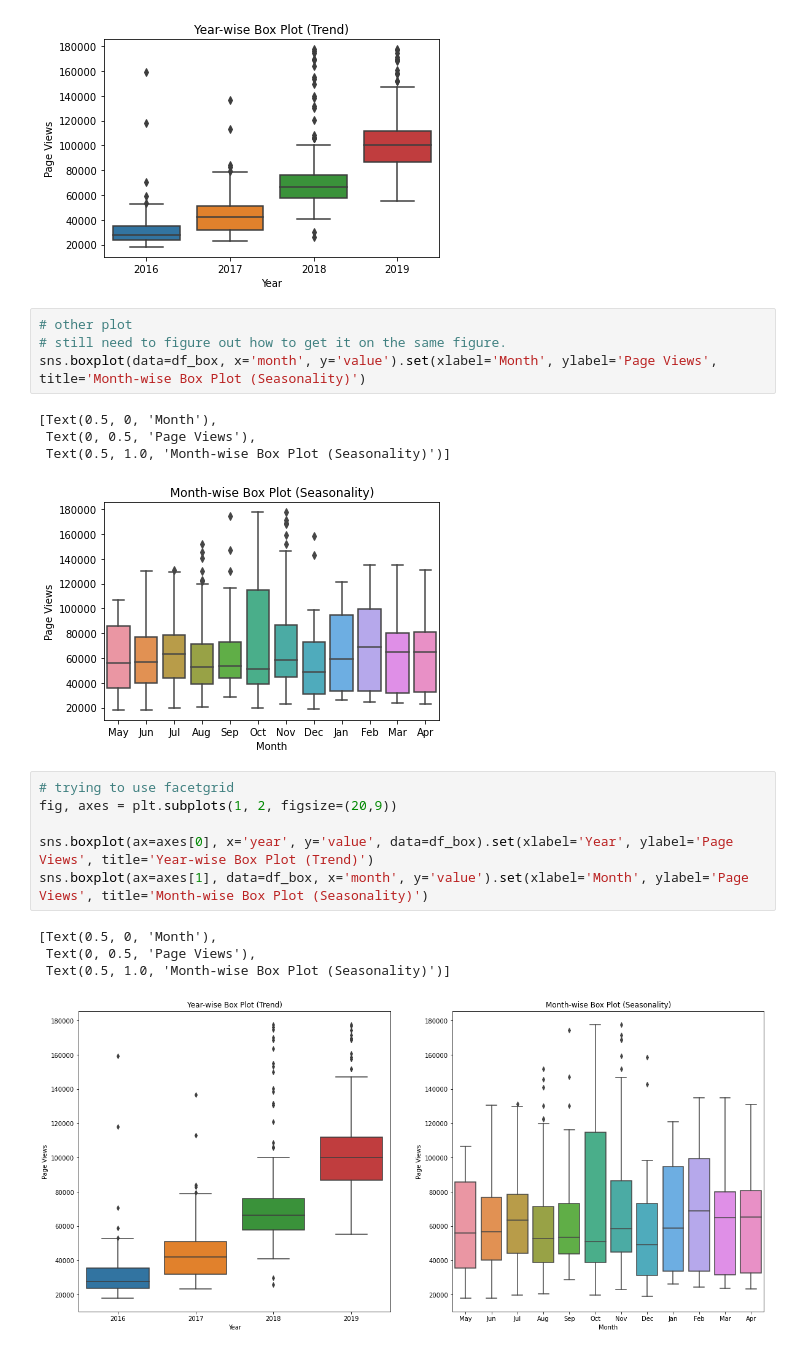
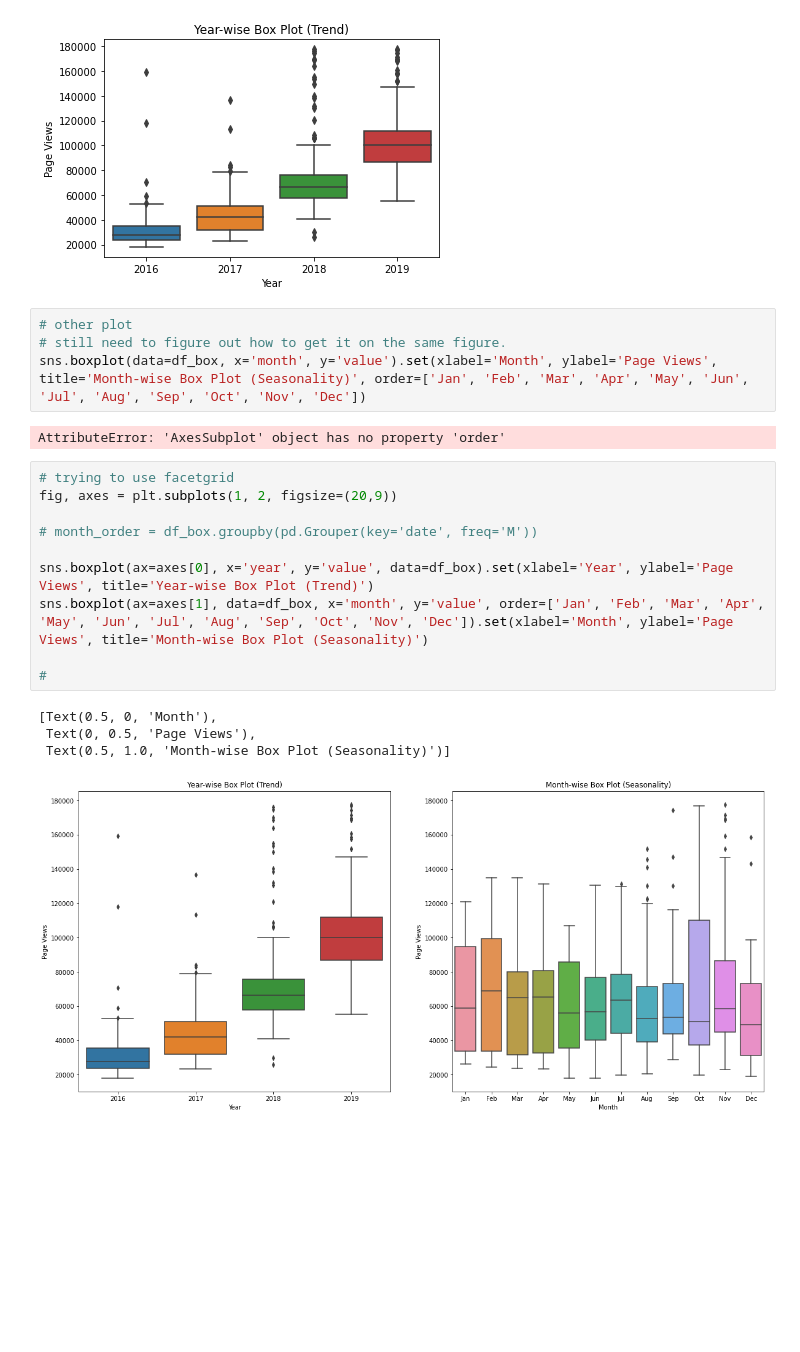
Before and after one commit to jmacdonald2010/page-view-time-series-visualizer, a Jupyter notebook: sketches.ipynb, the cells around one changed output. Saved outputs shown, nothing was run; the diff lists cells and outputs as text; blank space fills up the shorter version.

```diff
--- a/sketches.ipynb
+++ b/sketches.ipynb
@@ -147,20 +153,21 @@ sns.boxplot(x='year', y='value', data=df_box).set(xlabel='Year', ylabel='Page Vi
 # %%
 # other plot
 # still need to figure out how to get it on the same figure.
-sns.boxplot(data=df_box, x='month', y='value').set(xlabel='Month', ylabel='Page Views', title='Month-wise Box Plot (Seasonality)')
+sns.boxplot(data=df_box, x='month', y='value').set(xlabel='Month', ylabel='Page Views', title='Month-wise Box Plot (Seasonality)', order=['Jan', 'Feb', 'Mar', 'Apr', 'May', 'Jun', 'Jul', 'Aug', 'Sep', 'Oct', 'Nov', 'Dec'])
 # %% [output]
-[Text(0.5, 0, 'Month'),
- Text(0, 0.5, 'Page Views'),
- Text(0.5, 1.0, 'Month-wise Box Plot (Seasonality)')]
+AttributeError: 'AxesSubplot' object has no property 'order'
-[figure, removed]
 # %%
 # trying to use facetgrid
 fig, axes = plt.subplots(1, 2, figsize=(20,9))
 
+# month_order = df_box.groupby(pd.Grouper(key='date', freq='M'))
+
 sns.boxplot(ax=axes[0], x='year', y='value', data=df_box).set(xlabel='Year', ylabel='Page Views', title='Year-wise Box Plot (Trend)')
-sns.boxplot(ax=axes[1], data=df_box, x='month', y='value').set(xlabel='Month', ylabel='Page Views', title='Month-wise Box Plot (Seasonality)')
+sns.boxplot(ax=axes[1], data=df_box, x='month', y='value', order=['Jan', 'Feb', 'Mar', 'Apr', 'May', 'Jun', 'Jul', 'Aug', 'Sep', 'Oct', 'Nov', 'Dec']).set(xlabel='Month', ylabel='Page Views', title='Month-wise Box Plot (Seasonality)')
+
+#
 # %% [output]
 [Text(0.5, 0, 'Month'),
  Text(0, 0.5, 'Page Views'),
  Text(0.5, 1.0, 'Month-wise Box Plot (Seasonality)')]
-[figure, old version]
+[figure, new version]
```
Also changed, not shown: parts of 2 cells of this notebook, 2 other files.
